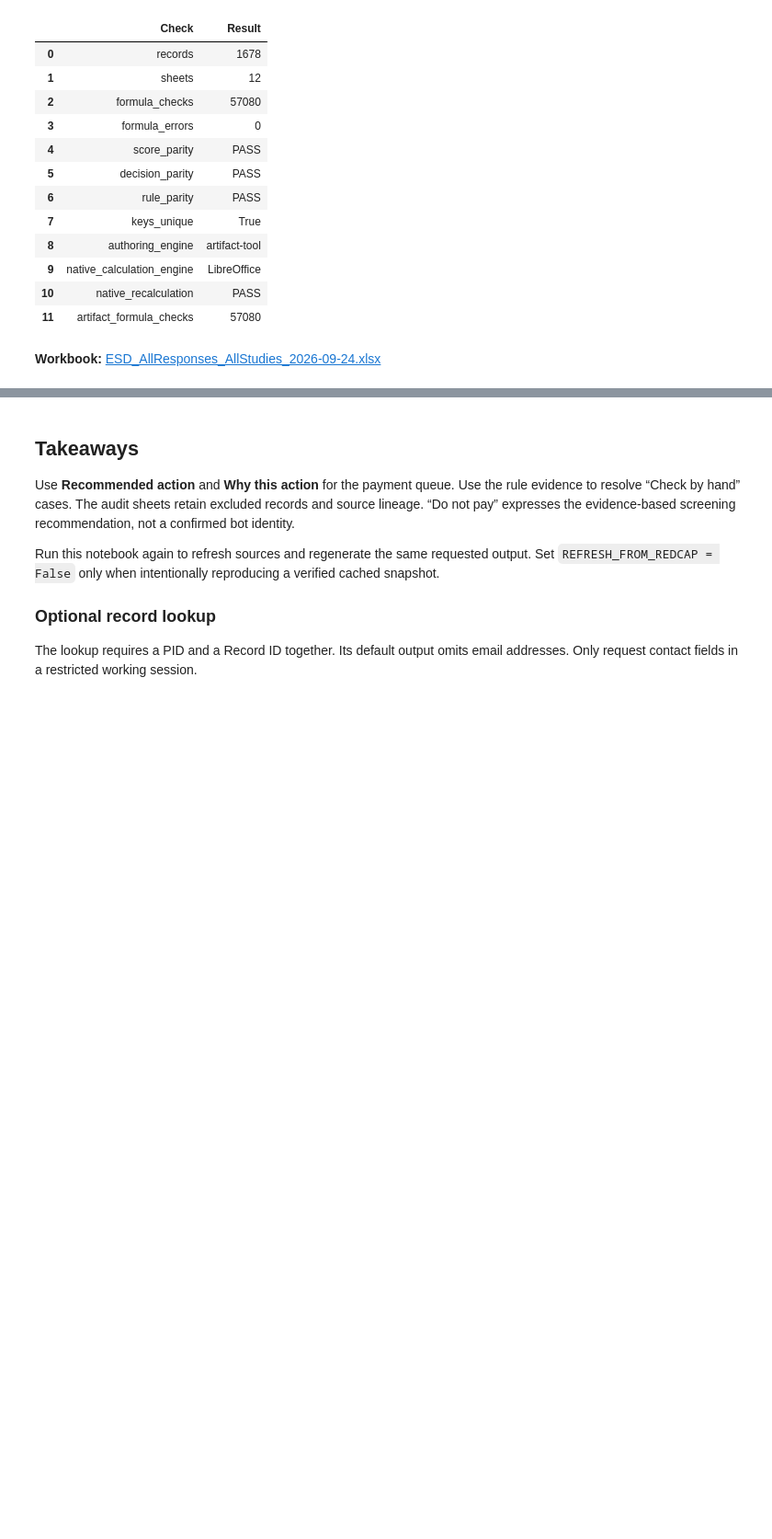
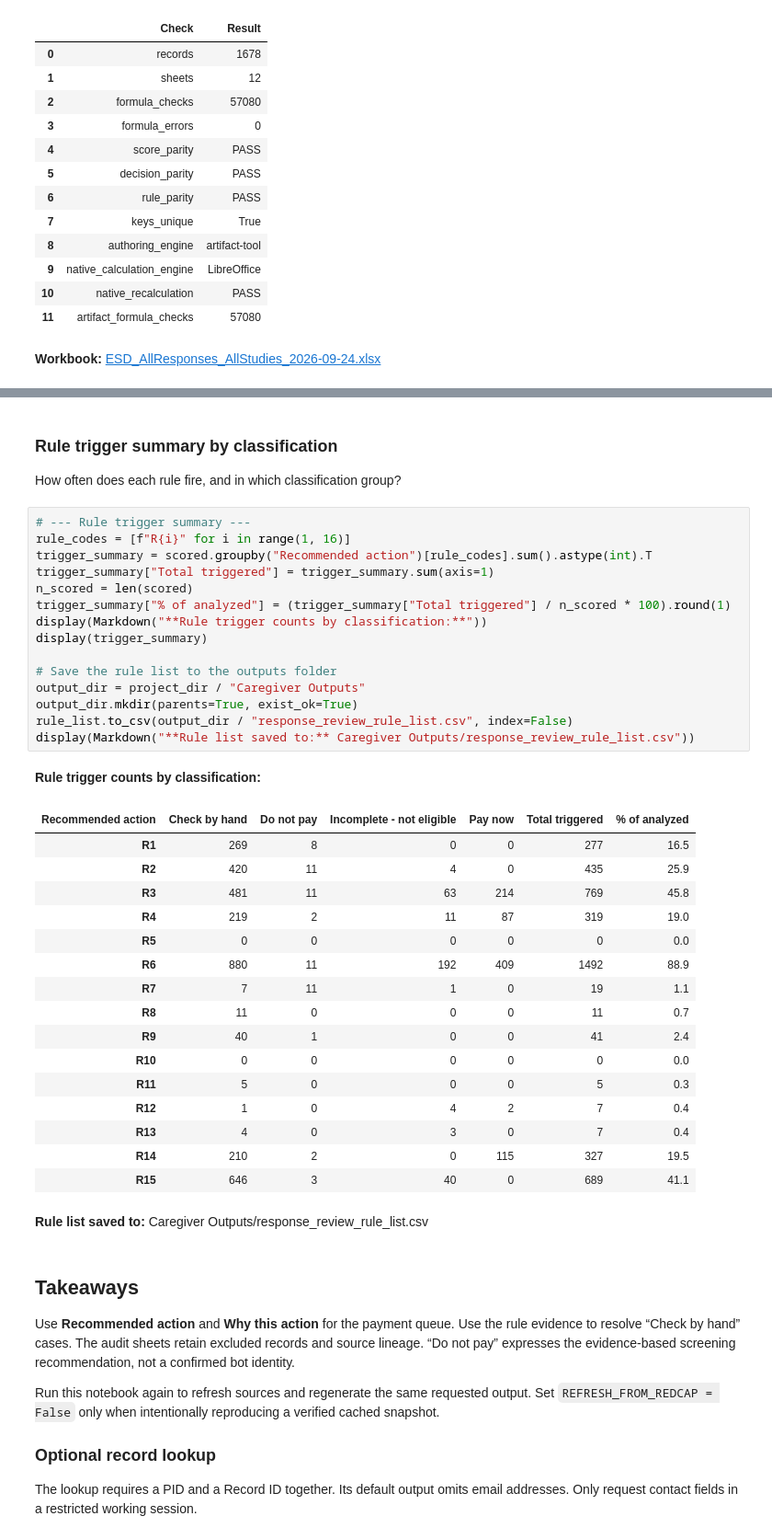
Before and after one commit to namo507/esd-redcap-metadata-watcher, a Jupyter notebook: projects/caregiver-cluster-analysis/bot_analysis.ipynb, the cells around one changed output, grey strips where cells are left out. Shown at 92% size. Cells and saved outputs as stored; diff of their text form; blank space fills up the shorter version.

```diff
--- a/projects/caregiver-cluster-analysis/bot_analysis.ipynb
+++ b/projects/caregiver-cluster-analysis/bot_analysis.ipynb
@@ -287,3 +467,41 @@ display(Markdown(f"**Workbook:** [{OUTPUT_PATH.name}](Caregiver%20Outputs/restri
+# %% [markdown]
+### Rule trigger summary by classification
+
+How often does each rule fire, and in which classification group?
+# %%
+# --- Rule trigger summary ---
+rule_codes = [f"R{i}" for i in range(1, 16)]
+trigger_summary = scored.groupby("Recommended action")[rule_codes].sum().astype(int).T
+trigger_summary["Total triggered"] = trigger_summary.sum(axis=1)
+n_scored = len(scored)
+trigger_summary["% of analyzed"] = (trigger_summary["Total triggered"] / n_scored * 100).round(1)
+display(Markdown("**Rule trigger counts by classification:**"))
+display(trigger_summary)
+
+# Save the rule list to the outputs folder
+output_dir = project_dir / "Caregiver Outputs"
+output_dir.mkdir(parents=True, exist_ok=True)
+rule_list.to_csv(output_dir / "response_review_rule_list.csv", index=False)
+display(Markdown("**Rule list saved to:** Caregiver Outputs/response_review_rule_list.csv"))
+# %% [output]
+**Rule trigger counts by classification:**
+| Recommended action | Check by hand | Do not pay | Incomplete - not eligible | Pay now | Total triggered | % of analyzed |
+| R1 | 269 | 8 | 0 | 0 | 277 | 16.5 |
+| R2 | 420 | 11 | 4 | 0 | 435 | 25.9 |
+| R3 | 481 | 11 | 63 | 214 | 769 | 45.8 |
+| R4 | 219 | 2 | 11 | 87 | 319 | 19.0 |
+| R5 | 0 | 0 | 0 | 0 | 0 | 0.0 |
+| R6 | 880 | 11 | 192 | 409 | 1492 | 88.9 |
+| R7 | 7 | 11 | 1 | 0 | 19 | 1.1 |
+| R8 | 11 | 0 | 0 | 0 | 11 | 0.7 |
+| R9 | 40 | 1 | 0 | 0 | 41 | 2.4 |
+| R10 | 0 | 0 | 0 | 0 | 0 | 0.0 |
+| R11 | 5 | 0 | 0 | 0 | 5 | 0.3 |
+| R12 | 1 | 0 | 4 | 2 | 7 | 0.4 |
+| R13 | 4 | 0 | 3 | 0 | 7 | 0.4 |
+| R14 | 210 | 2 | 0 | 115 | 327 | 19.5 |
+| R15 | 646 | 3 | 40 | 0 | 689 | 41.1 |
+**Rule list saved to:** Caregiver Outputs/response_review_rule_list.csv
 # %% [markdown]
 ## Takeaways
 
```
Also changed, not shown: parts of 11 cells of this notebook, 13 other files.
